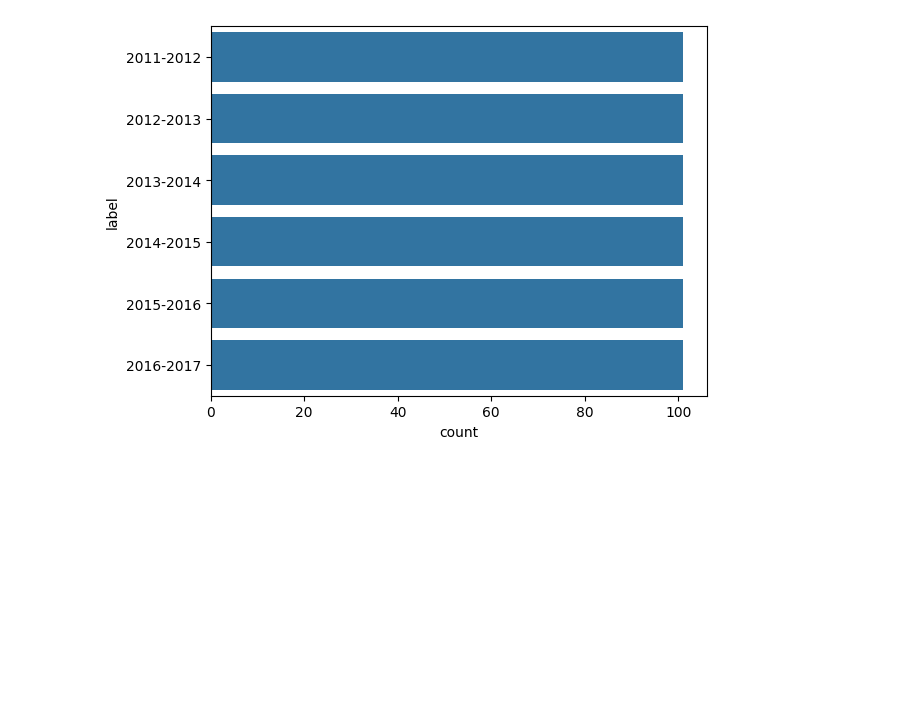
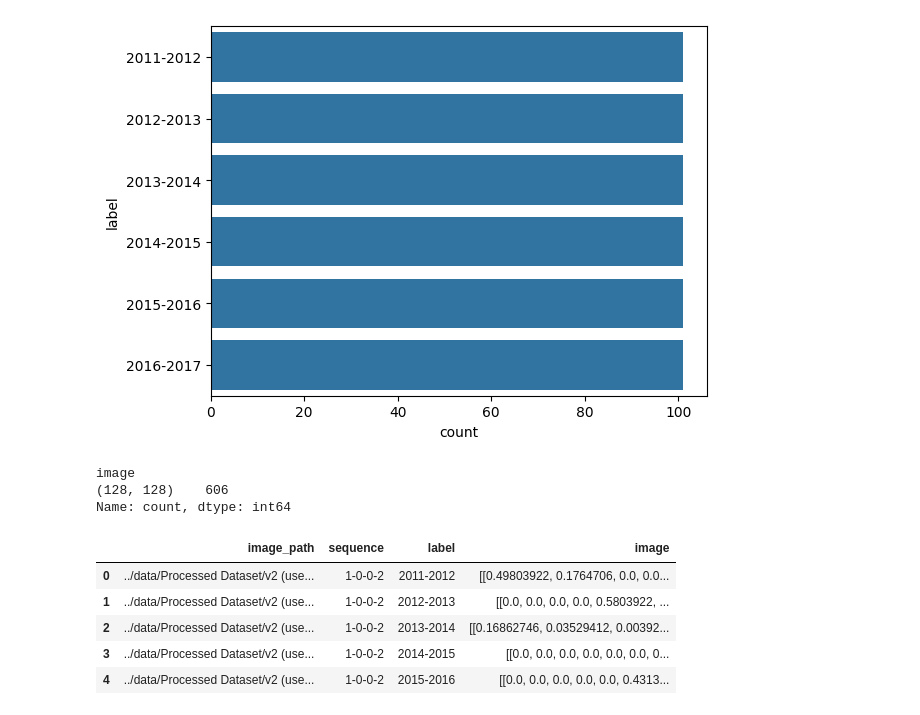
Before and after one commit to jnyang/crack_forecasting, a Jupyter notebook: notebooks/1_EDA.ipynb, the cells around one changed output. Saved outputs shown, nothing was run; the diff lists cells and outputs as text; code cells hidden in the pictures; blank space fills up the shorter version.

Commit message:
Create notebooks to prepare data and build model

```diff
--- a/notebooks/1_EDA.ipynb
+++ b/notebooks/1_EDA.ipynb
@@ -137,3 +137,20 @@ plt.show()
 ../data/Processed Dataset/v2 (uses the new segmentation masks)/FutureGAN_format/train/11-0-0-1/11-0-0-1_2016-2017.png
 [figure]
 [figure]
+# %%
+# Check dimensions of the images using the df
+df["image"] = df["image_path"].apply(lambda x: plt.imread(x))
+df["image"].apply(lambda x: x.shape).value_counts()
+# %% [output]
+image
+(128, 128)    606
+Name: count, dtype: int64
+# %%
+df.head()
+# %% [output]
+|  | image_path | sequence | label | image |
+| 0 | ../data/Processed Dataset/v2 (use... | 1-0-0-2 | 2011-2012 | [[0.49803922, 0.1764706, 0.0, 0.0... |
+| 1 | ../data/Processed Dataset/v2 (use... | 1-0-0-2 | 2012-2013 | [[0.0, 0.0, 0.0, 0.0, 0.5803922, ... |
+| 2 | ../data/Processed Dataset/v2 (use... | 1-0-0-2 | 2013-2014 | [[0.16862746, 0.03529412, 0.00392... |
+| 3 | ../data/Processed Dataset/v2 (use... | 1-0-0-2 | 2014-2015 | [[0.0, 0.0, 0.0, 0.0, 0.0, 0.0, 0... |
+| 4 | ../data/Processed Dataset/v2 (use... | 1-0-0-2 | 2015-2016 | [[0.0, 0.0, 0.0, 0.0, 0.0, 0.4313... |
```
Also changed, not shown: 4 other files.
